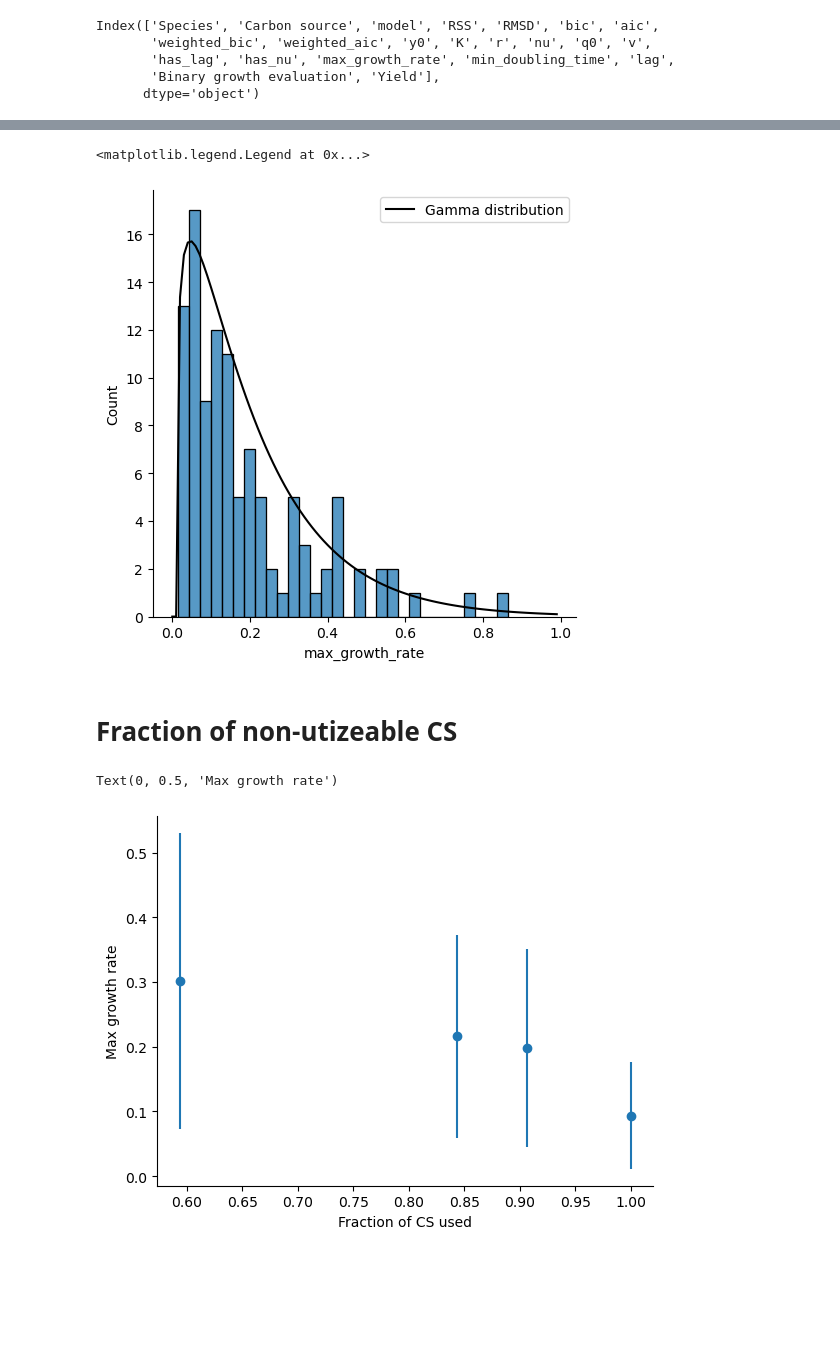
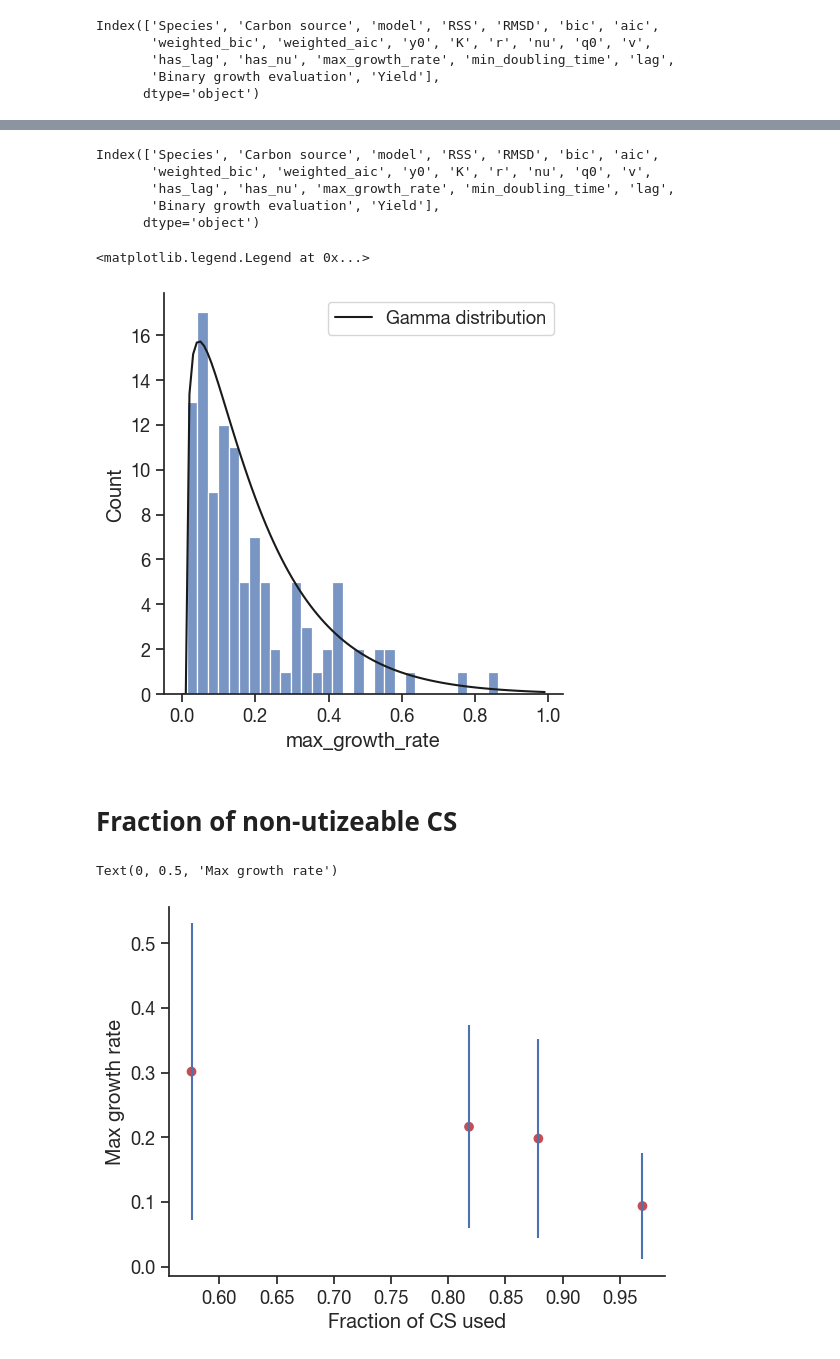
Before and after one commit to sulheim/coexistence, a Jupyter notebook: notebooks/1_growth_phenotyping/1E_plot_clustermaps.ipynb, the cells around one changed output, grey strips where cells are left out. Cells and saved outputs as stored; diff of their text form; code cells hidden in the pictures; blank space fills up the shorter version.

```diff
--- a/notebooks/1_growth_phenotyping/1E_plot_clustermaps.ipynb
+++ b/notebooks/1_growth_phenotyping/1E_plot_clustermaps.ipynb
@@ -8,14 +8,15 @@ import scipy.stats as stats
 from pathlib import Path
 import numpy as np
 import matplotlib.patches as mpatches
+sns.set(font_scale=1.2, style='ticks', font='Helvetica Neue')
 # %%
 repo_folder = Path("../..")
 gp_folder = repo_folder / 'data/1_growth_phenotyping'
 figure_folder = repo_folder / "Figures" / "1_growth_phenotyping"
 
 
-res_df = pd.read_csv(folder / 'fitted_growth_parameters.csv', index_col=0)
-binary_growth = pd.read_csv(folder / 'growth_no_growth.csv', index_col = 0)
+res_df = pd.read_csv(gp_folder / 'fitted_growth_parameters.csv', index_col=0)
+binary_growth = pd.read_csv(gp_folder / 'growth_no_growth.csv', index_col = 0)
 binary_growth.index = binary_growth.index.str.replace('L-', '').str.replace('D-','').str.capitalize()
 binary_growth_dict = binary_growth.to_dict()
 # %%
@@ -192,0 +203,8 @@ sns.displot(data = res_df.loc[res_df['Binary growth evaluation'] == True,:], x =
+# %%
+res_df.columns
+# %% [output]
+Index(['Species', 'Carbon source', 'model', 'RSS', 'RMSD', 'bic', 'aic',
+       'weighted_bic', 'weighted_aic', 'y0', 'K', 'r', 'nu', 'q0', 'v',
+       'has_lag', 'has_nu', 'max_growth_rate', 'min_doubling_time', 'lag',
+       'Binary growth evaluation', 'Yield'],
+      dtype='object')
@@ -212,21 +231,21 @@ sns.despine()
 plt.legend()
 # %% [output]
 <matplotlib.legend.Legend at 0x...>
-[figure, old version]
+[figure, new version]
 # %% [markdown]
 # Fraction of non-utizeable CS
 # %%
-fraction_ofU = res_df.groupby('Species').agg({'Binary growth evaluation': 'sum'})/32
+fraction_ofU = res_df.groupby('Species').agg({'Binary growth evaluation': 'sum'})/33
 # %%
 max_g = res_df.groupby('Species').agg({'max_growth_rate': ['mean', 'std']})
 # %%
-plt.scatter(fraction_ofU['Binary growth evaluation'], max_g['max_growth_rate']['mean'])#, yerr=max_g['max_growth_rate']['std'], fmt = ''
+plt.scatter(fraction_ofU['Binary growth evaluation'], max_g['max_growth_rate']['mean'], c = ['r', 'r', 'r', 'r'])#, yerr=max_g['max_growth_rate']['std'], fmt = ''
 plt.errorbar(fraction_ofU['Binary growth evaluation'], max_g['max_growth_rate']['mean'], yerr=max_g['max_growth_rate']['std'], fmt='', linestyle='')
 sns.despine()
 plt.xlabel('Fraction of CS used')
 plt.ylabel('Max growth rate')
 # l0, = plt.plot(x,y, marker='o', color='b')
 # eb = plt.errorbar(x, y, yerr=.1, fmt=None, color='b')
 # %% [output]
 Text(0, 0.5, 'Max growth rate')
-[figure, old version]
+[figure, new version]
```
Also changed, not shown: parts of 18 cells of this notebook, 26 other files.
